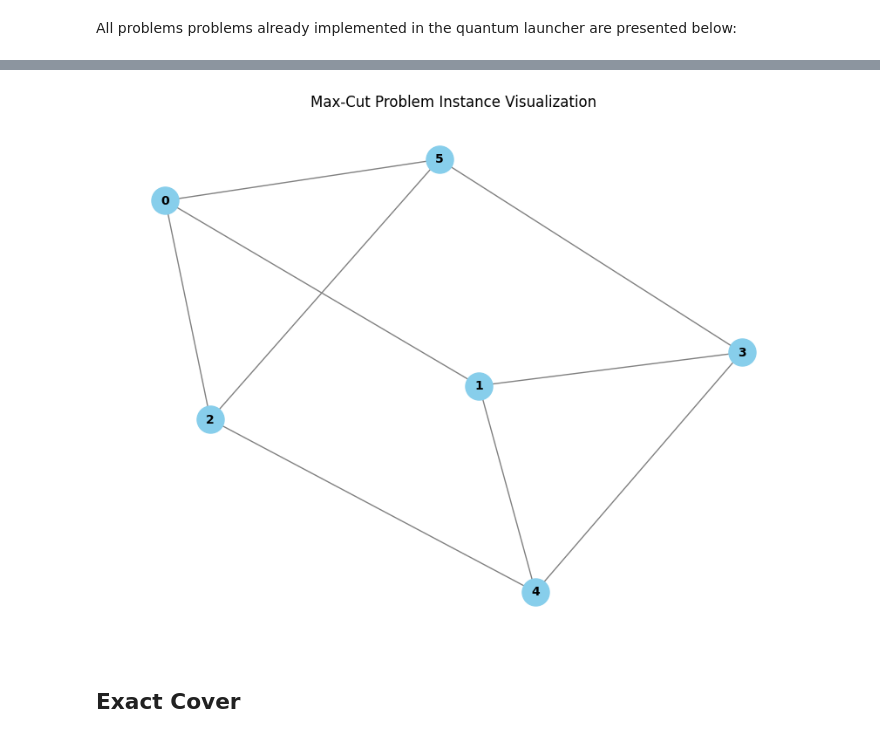
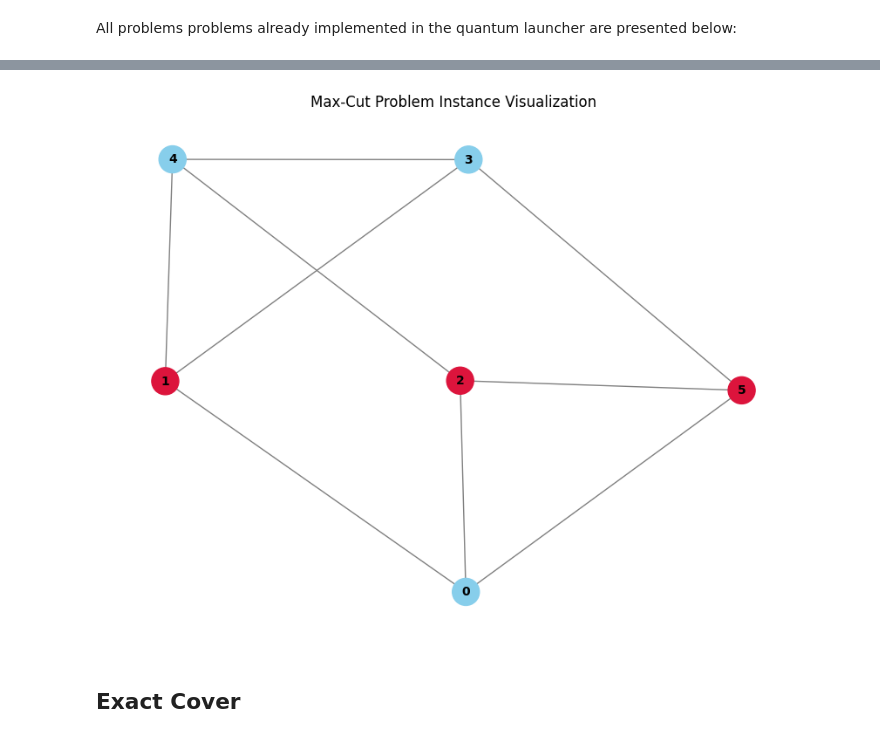
Before and after one commit to PCSS-Quantum/QLauncher, a Jupyter notebook: docs/tutorials/problem_types.ipynb, the cells around one changed output, grey strips where cells are left out. Cells and saved outputs as stored; diff of their text form; code cells hidden in the pictures.

```diff
--- a/docs/tutorials/problem_types.ipynb
+++ b/docs/tutorials/problem_types.ipynb
@@ -35,7 +47,7 @@ All problems problems already implemented in the quantum launcher are presented
 # %%
 mc = MaxCut.from_preset('default')
-mc.visualize()
+mc.visualize('011001')
 # %% [output]
-[figure, old version]
+[figure, new version]
 # %% [markdown]
 ## Exact Cover
```
Also changed, not shown: parts of 21 cells of this notebook, 3 other files.
